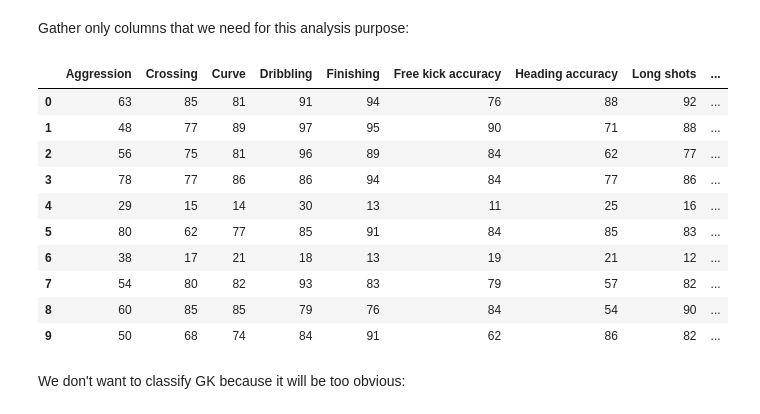
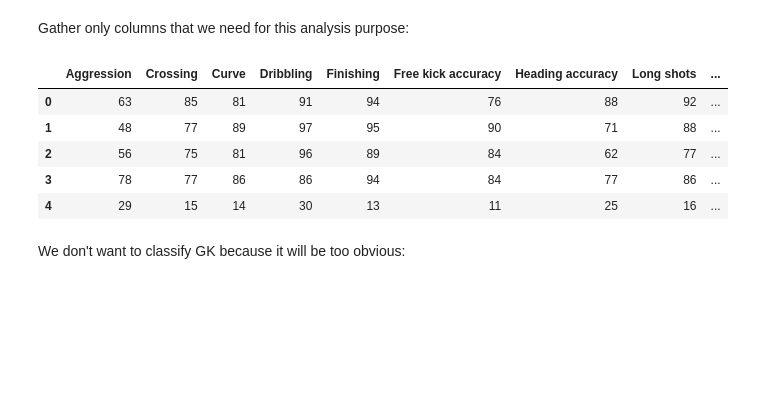
Before and after one commit to 13161272/Machine-Learning-2019, a Jupyter notebook: Assignment 2/2018-FIFA-Predict-Players-Positions.ipynb, the cells around one changed output. Saved outputs shown, nothing was run; the diff lists cells and outputs as text; code cells hidden in the pictures; blank space fills up the shorter version.

```diff
--- a/Assignment 2/2018-FIFA-Predict-Players-Positions.ipynb
+++ b/Assignment 2/2018-FIFA-Predict-Players-Positions.ipynb
@@ -84,36 +86,31 @@ Gather only columns that we need for this analysis purpose:
 # %%
 # GK attributes are not our interest
 columns_needed = ['Acceleration', 'Aggression', 'Agility', 'Balance', 'Ball control',
        'Composure', 'Crossing', 'Curve', 'Dribbling', 'Finishing',
        'Free kick accuracy', 'Heading accuracy', 'Interceptions',
        'Jumping', 'Long passing', 'Long shots', 'Marking', 'Penalties',
        'Positioning', 'Reactions', 'Short passing', 'Shot power',
        'Sliding tackle', 'Sprint speed', 'Stamina', 'Standing tackle',
        'Strength', 'Vision', 'Volleys', 'Preferred Positions']
 
 # attack attribute first, then defence, then mixed
 columns_needed_rearranged = ['Aggression','Crossing', 'Curve', 'Dribbling', 'Finishing',
        'Free kick accuracy', 'Heading accuracy', 'Long shots','Penalties', 'Shot power', 'Volleys',
        'Short passing', 'Long passing',
        'Interceptions', 'Marking', 'Sliding tackle', 'Standing tackle',
        'Strength', 'Vision', 'Acceleration', 'Agility',
        'Reactions', 'Stamina', 'Balance', 'Ball control','Composure','Jumping',
        'Sprint speed', 'Positioning','Preferred Positions']
 
 df = df[columns_needed_rearranged]
-df.head(10)
+df.head()
 # %% [output]
 |  | Aggression | Crossing | Curve | Dribbling | Finishing | Free kick accuracy | Heading accuracy | Long shots | ... |
 | 0 | 63 | 85 | 81 | 91 | 94 | 76 | 88 | 92 | ... |
 | 1 | 48 | 77 | 89 | 97 | 95 | 90 | 71 | 88 | ... |
 | 2 | 56 | 75 | 81 | 96 | 89 | 84 | 62 | 77 | ... |
 | 3 | 78 | 77 | 86 | 86 | 94 | 84 | 77 | 86 | ... |
 | 4 | 29 | 15 | 14 | 30 | 13 | 11 | 25 | 16 | ... |
-| 5 | 80 | 62 | 77 | 85 | 91 | 84 | 85 | 83 | ... |
-| 6 | 38 | 17 | 21 | 18 | 13 | 19 | 21 | 12 | ... |
-| 7 | 54 | 80 | 82 | 93 | 83 | 79 | 57 | 82 | ... |
-| 8 | 60 | 85 | 85 | 79 | 76 | 84 | 54 | 90 | ... |
-| 9 | 50 | 68 | 74 | 84 | 91 | 62 | 86 | 82 | ... |
 # %% [markdown]
 We don't want to classify GK because it will be too obvious:
 # %%
```
Also changed, not shown: parts of 13 cells of this notebook.
